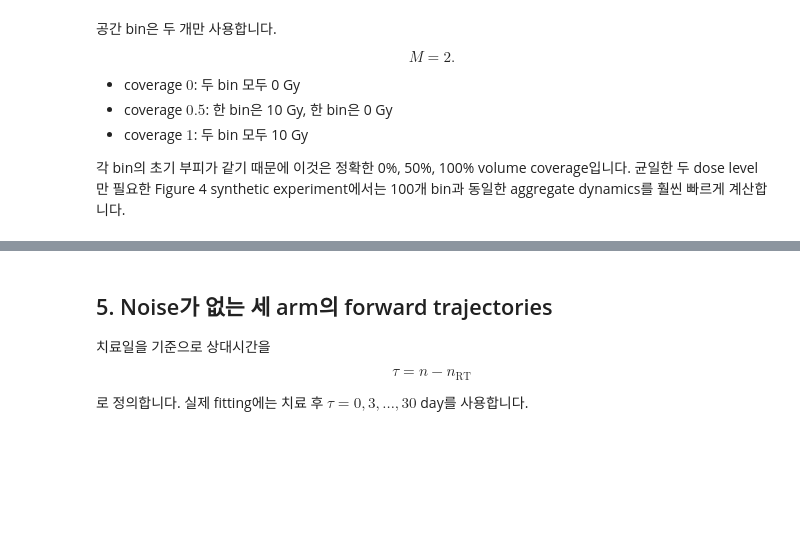
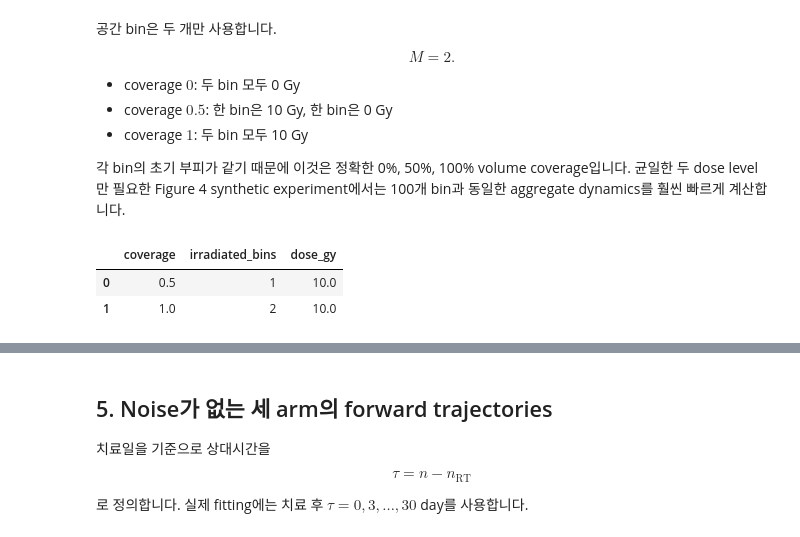
Before and after one commit to junho1ee/radioimmune, a Jupyter notebook: notebooks/figure4_three_arm_de_ls_fitting_tutorial.ipynb, the cells around one changed output, grey strips where cells are left out. Saved outputs shown, nothing was run; the diff lists cells and outputs as text; code cells hidden in the pictures; blank space fills up the shorter version.

```diff
--- a/notebooks/figure4_three_arm_de_ls_fitting_tutorial.ipynb
+++ b/notebooks/figure4_three_arm_de_ls_fitting_tutorial.ipynb
@@ -317,56 +323,26 @@ $$
 
 각 bin의 초기 부피가 같기 때문에 이것은 정확한 0%, 50%, 100% volume coverage입니다. 균일한 두 dose level만 필요한 Figure 4 synthetic experiment에서는 100개 bin과 동일한 aggregate dynamics를 훨씬 빠르게 계산합니다.
 # %%
-def normal_pdf(x: np.ndarray, mean: float, std: float) -> np.ndarray:
-    return np.exp(-0.5 * ((x - mean) / std) ** 2) / (
-        std * np.sqrt(2.0 * np.pi)
-    )
+weights = clearance_weights(TRUE_PARAMS)
+dose_50 = build_dose_schedule(TRUE_PARAMS, coverage=0.5)
+dose_100 = build_dose_schedule(TRUE_PARAMS, coverage=1.0)
 
+assert np.isclose(weights.sum(), 1.0)
+assert np.count_nonzero(dose_50[TRUE_PARAMS.treatment_day]) == 1
+assert np.count_nonzero(dose_100[TRUE_PARAMS.treatment_day]) == 2
 
-def clearance_weights(p: ModelParameters) -> np.ndarray:
-    lag = np.arange(p.n_days, dtype=float)
-    weights = normal_pdf(
-        lag,
-        mean=p.clearance_mean_days,
-        std=p.clearance_std_days,
-    )
-    # Exact translation of PaperFig04.m:
-    # weight(1) = 1 - sum(weight(2:end))
-    weights[0] = 1.0 - weights[1:].sum()
-    if weights[0] < 0.0 or not np.isclose(weights.sum(), 1.0):
-        raise ValueError("Invalid delayed-death weights")
-    return weights
-
-
-def build_dose_schedule(
-    p: ModelParameters,
-    coverage: float,
-) -> np.ndarray:
-    if not 0.0 <= coverage <= 1.0:
-        raise ValueError("coverage must lie in [0, 1]")
-    dose = np.zeros((p.n_days, p.n_bins), dtype=float)
-    covered_bins = int(round(p.n_bins * coverage))
-    dose[p.treatment_day, :covered_bins] = p.dose_gy
-    return dose
-
-
-def survival_fractions(
-    dose: np.ndarray,
-    p: ModelParameters,
-) -> tuple[np.ndarray, np.ndarray]:
-    tumor_hazard = p.alpha_t * dose + p.beta_t * dose**2
-    weights = clearance_weights(p)
-
-    sn_t = np.empty_like(tumor_hazard)
-    for j in range(p.n_bins):
-        delayed_hazard = np.convolve(
-            tumor_hazard[:, j],
-            weights,
-            mode="full",
-        )[: p.n_days]
-        sn_t[:, j] = np.exp(-delayed_hazard)
-
-    lymphocyte_hazard = p.alpha_l * dose + p.beta_l * dose**2
-    sn_l = np.exp(-lymphocyte_hazard)
-    return sn_t, sn_l
+pd.DataFrame(
+    {
+        "coverage": [0.5, 1.0],
+        "irradiated_bins": [
+            np.count_nonzero(dose_50[TRUE_PARAMS.treatment_day]),
+            np.count_nonzero(dose_100[TRUE_PARAMS.treatment_day]),
+        ],
+        "dose_gy": [dose_50.max(), dose_100.max()],
+    }
+)
+# %% [output]
+|  | coverage | irradiated_bins | dose_gy |
+| 0 | 0.5 | 1 | 10.0 |
+| 1 | 1.0 | 2 | 10.0 |
 # %%
```
Also changed, not shown: parts of 19 cells of this notebook, 20 other files.
